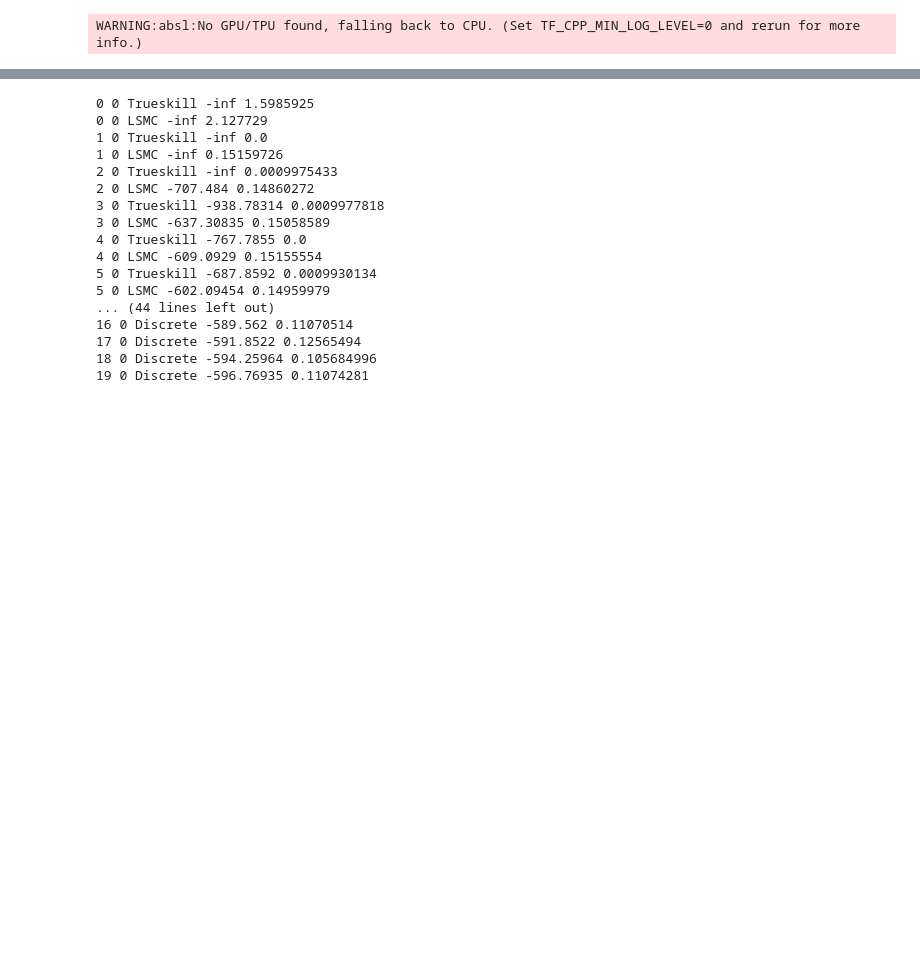
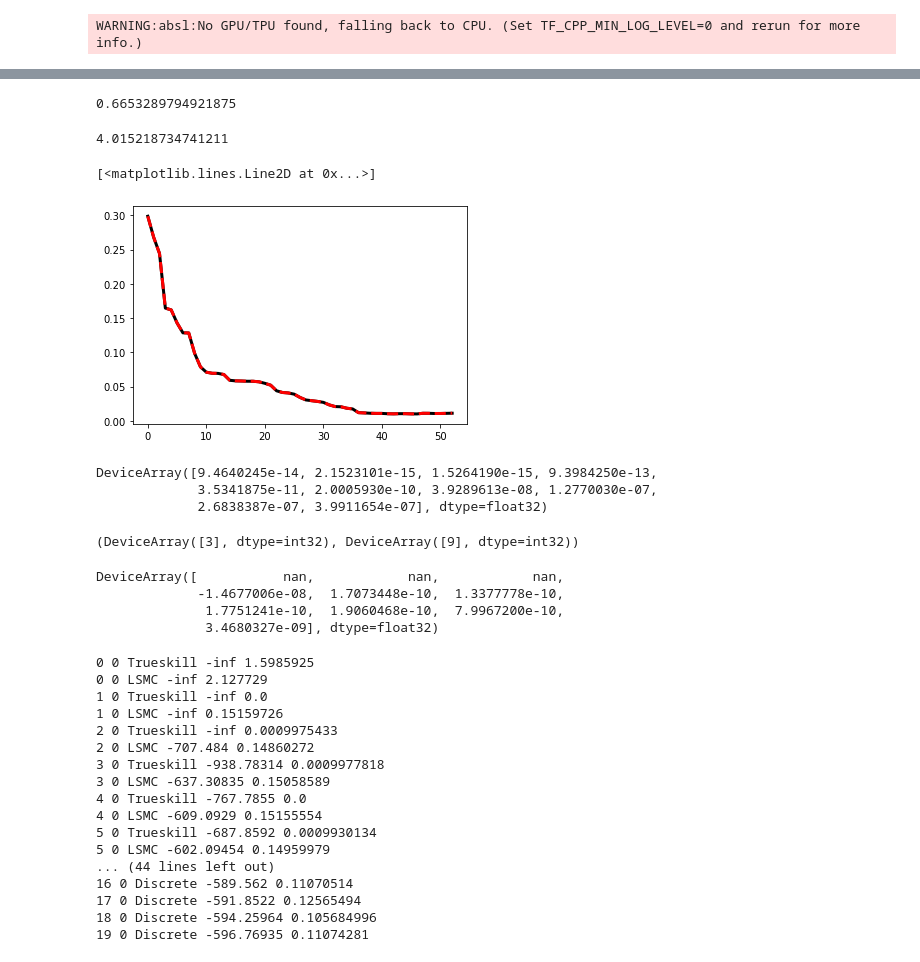
Before and after one commit to SamDuffield/abile, a Jupyter notebook: test.ipynb, the cells around one changed output, grey strips where cells are left out. Cells and saved outputs as stored; diff of their text form; code cells hidden in the pictures; blank space fills up the shorter version.

```diff
--- a/test.ipynb
+++ b/test.ipynb
@@ -97,0 +179,15 @@ filter_sweep_data = partial(filter_sweep,
+# %%
+from smoothing import smoother_sweep, times_and_skills_by_match_to_by_player
+
+times_by_player, filter_skills_by_player = times_and_skills_by_match_to_by_player(init_player_times,
+                                                                                         initial_distribution_skills_player,
+                                                                                         match_times,
+                                                                                         match_indices_seq,
+                                                                                         discrete_filter_out[0],
+                                                                                         discrete_filter_out[1])
+# %%
+discrete_smoother_skills_and_extras = [smoother_sweep(models.discrete.smoother,
+                                                      times_by_player[p_ind],
+                                                      filter_skills_by_player[p_ind],
+                                                      discrete_tau_0,
+                                                      None) for p_ind in range(len(times_by_player))]
@@ -98,3 +240,52 @@ filter_sweep_data = partial(filter_sweep,
+# %%
+p_ind = 0
+import time
+
+start = time.time()
+try_this = smoother_sweep(models.discrete.smoother, times_by_player[p_ind], sim_skills_by_player[p_ind], discrete_tau, None)
+print(time.time()-start)
+# %% [output]
+0.6653289794921875
+# %%
+p_ind = 0
+import time
+
+start = time.time()
+try_this = smoother_sweep(models.discrete.smootherM3, times_by_player[p_ind], sim_skills_by_player[p_ind], discrete_tau, None)
+print(time.time()-start)
+# %% [output]
+4.015218734741211
+# %%
+discrete_smoother_skills_and_extras_old = [smoother_sweep(models.discrete.smootherM3,
+                                                      times_by_player[p_ind],
+                                                      sim_skills_by_player[p_ind],
+                                                      discrete_tau,
+                                                      None) for p_ind in range(len(times_by_player))]
+# %%
+skill = 50
+player= 10
+plt.plot(discrete_smoother_skills_and_extras[player][0][:,skill], "black", linewidth = 3)
+plt.plot(discrete_smoother_skills_and_extras_old[player][0][:,skill],  "red", linestyle = "--", linewidth = 3)
+# %% [output]
+[<matplotlib.lines.Line2D at 0x...>]
+[figure, added]
+# %%
+discrete_smoother_skills_and_extras_old[0][0][-10:,0]
+# %% [output]
+DeviceArray([9.4640245e-14, 2.1523101e-15, 1.5264190e-15, 9.3984250e-13,
+             3.5341875e-11, 2.0005930e-10, 3.9289613e-08, 1.2770030e-07,
+             2.6838387e-07, 3.9911654e-07], dtype=float32)
+# %%
+jnp.where(discrete_smoother_skills_and_extras[0][0][-10:,:]<=0)
+# %% [output]
+(DeviceArray([3], dtype=int32), DeviceArray([9], dtype=int32))
+# %%
+discrete_smoother_skills_and_extras[0][0][-10:,9]
+# %% [output]
+DeviceArray([           nan,            nan,            nan,
+             -1.4677006e-08,  1.7073448e-10,  1.3377778e-10,
+              1.7751241e-10,  1.9060468e-10,  7.9967200e-10,
+              3.4680327e-09], dtype=float32)
 # %%
 elo_filter_out = filter_sweep_data(models.elo.filter,
                                    init_player_skills=init_player_skills,
```
Also changed, not shown: parts of 22 cells of this notebook, 1 other file.
